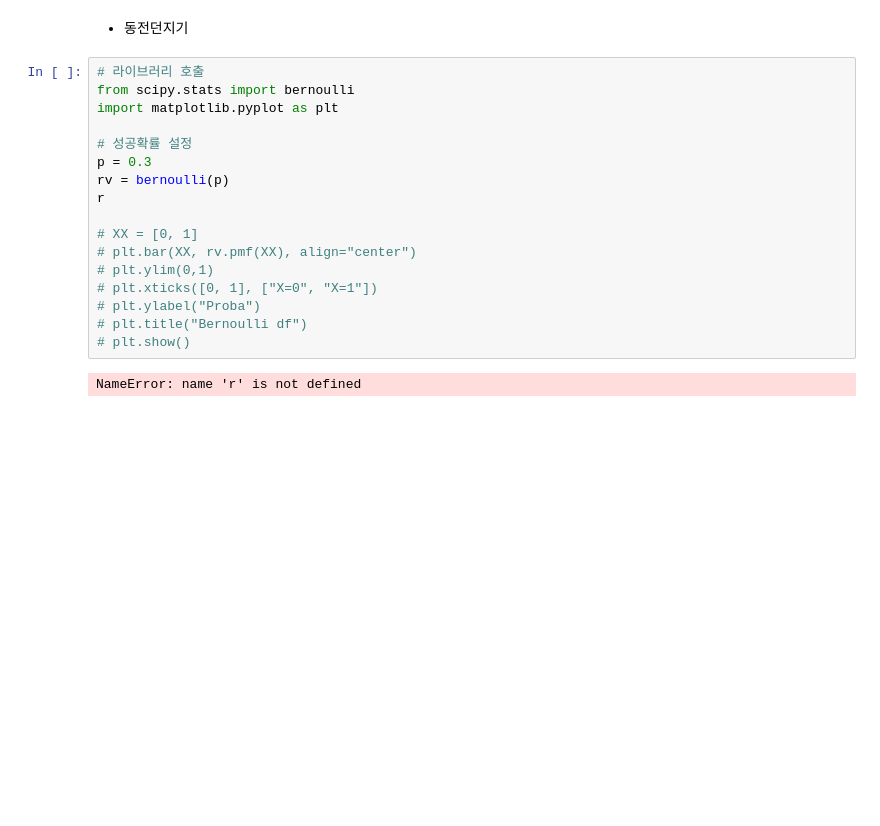
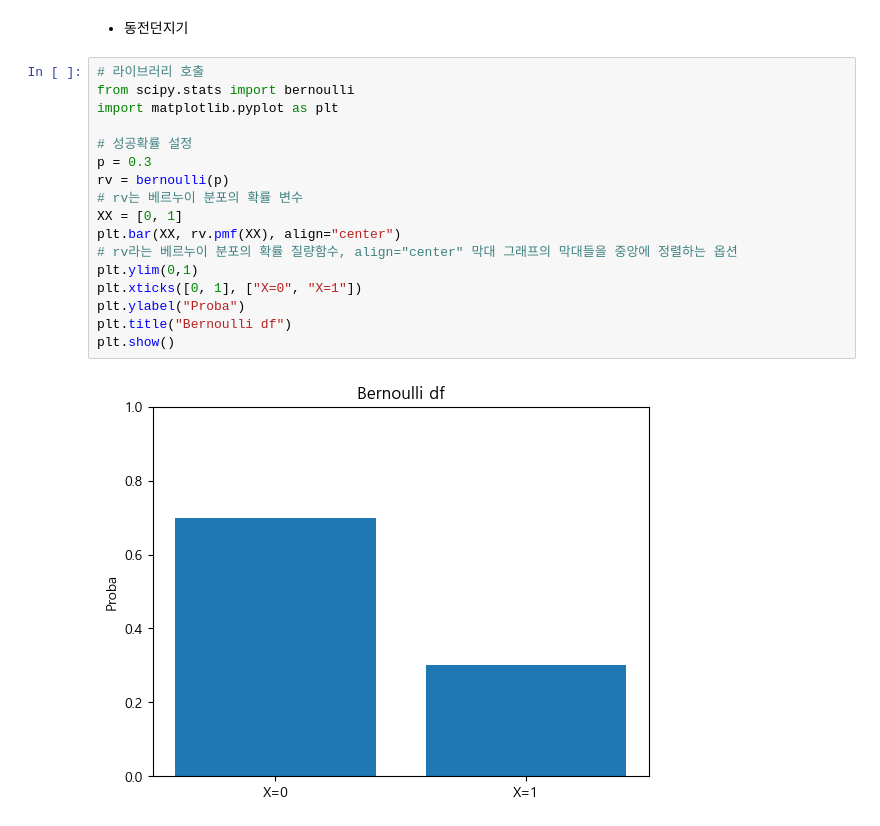
Before and after one commit to youngsang114/python-work, a Jupyter notebook: 공부공부/0416.ipynb, the cells around one changed output. Cells and saved outputs as stored; diff of their text form; blank space fills up the shorter version.

```diff
--- a/공부공부/0416.ipynb
+++ b/공부공부/0416.ipynb
@@ -109,19 +109,19 @@ binomial_df(40,39,0.5)
 # %%
 # 라이브러리 호출
 from scipy.stats import bernoulli
 import matplotlib.pyplot as plt
 
 # 성공확률 설정
 p = 0.3
 rv = bernoulli(p)
-r
-
-# XX = [0, 1]
-# plt.bar(XX, rv.pmf(XX), align="center")
-# plt.ylim(0,1)
-# plt.xticks([0, 1], ["X=0", "X=1"])
-# plt.ylabel("Proba")
-# plt.title("Bernoulli df")
-# plt.show()
+# rv는 베르누이 분포의 확률 변수
+XX = [0, 1]
+plt.bar(XX, rv.pmf(XX), align="center")
+# rv라는 베르누이 분포의 확률 질량함수, align="center" 막대 그래프의 막대들을 중앙에 정렬하는 옵션
+plt.ylim(0,1)
+plt.xticks([0, 1], ["X=0", "X=1"])
+plt.ylabel("Proba")
+plt.title("Bernoulli df")
+plt.show()
 # %% [output]
-NameError: name 'r' is not defined
+[figure, added]
```
Also changed, not shown: parts of 2 cells of this notebook.
